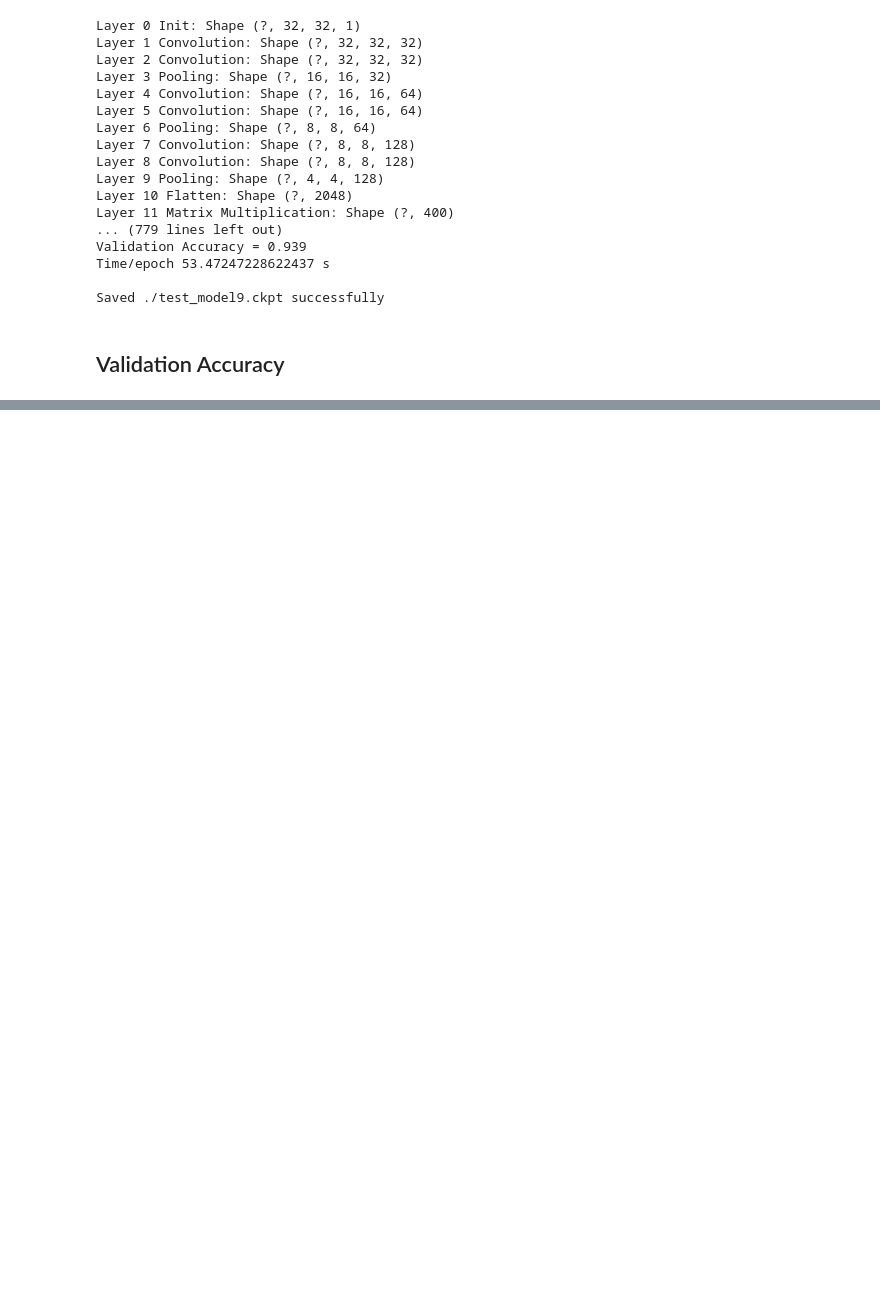
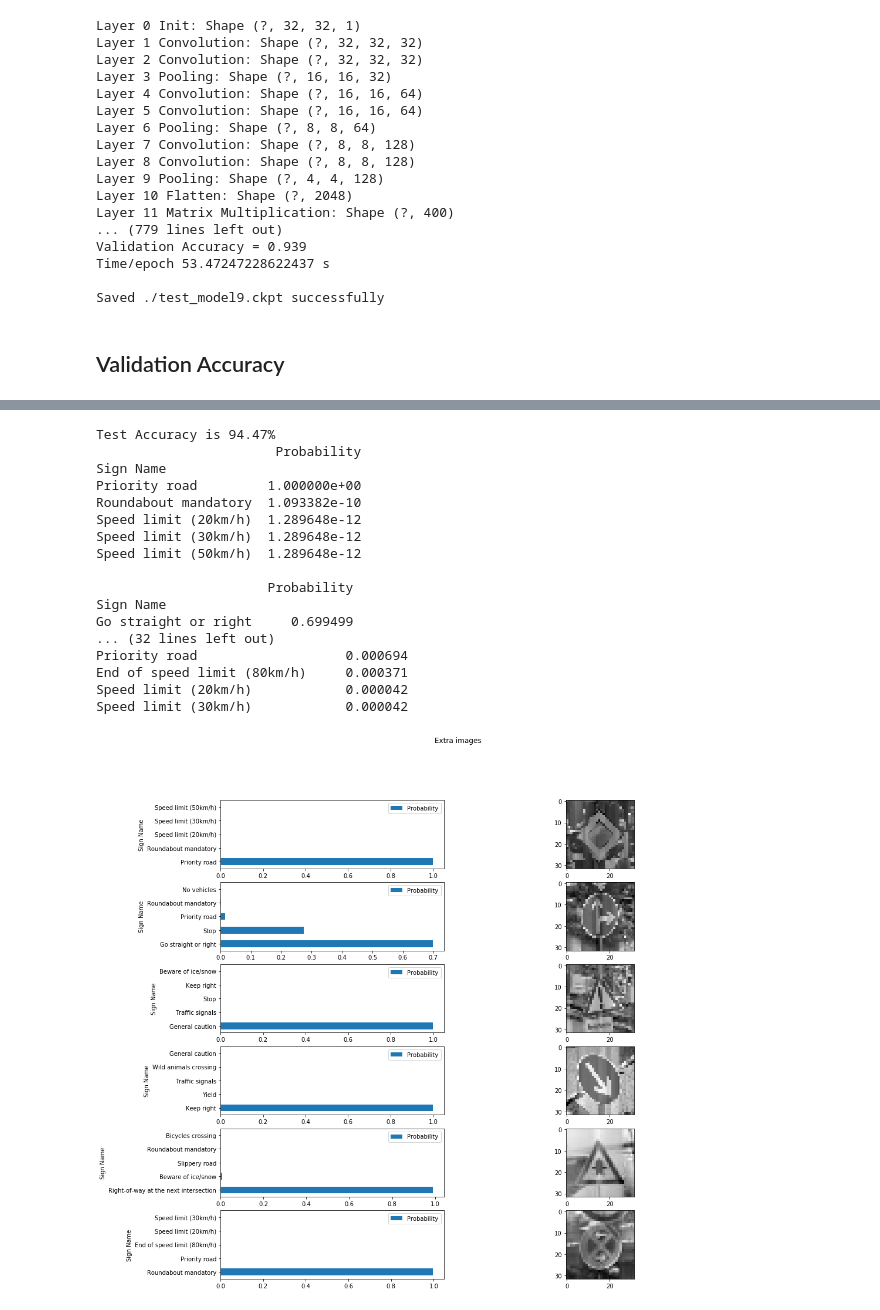
Before and after one commit to sketchc89/TrafficSign-P2, a Jupyter notebook: Traffic_Sign_Classifier_Grayscale.ipynb, the cells around one changed output, grey strips where cells are left out. Drawn from its saved outputs; the diff is of its cells as text; code cells hidden in the pictures; blank space fills up the shorter version.

```diff
--- a/Traffic_Sign_Classifier_Grayscale.ipynb
+++ b/Traffic_Sign_Classifier_Grayscale.ipynb
@@ -654,23 +758,48 @@ plt.show()
 # %%
 a = []
 with tf.Session() as sess:
     saver = tf.train.Saver()
     sess.run(tf.global_variables_initializer())
-    saver.restore(sess, './test_model4.ckpt')
-    test_accuracy = evaluate(X_test, y_test)
+    saver.restore(sess, './test_model6.ckpt')
+    test_accuracy = evaluate(X_test, y_test, sess)
     print('Test Accuracy is {:.2f}%'.format(test_accuracy*100))
     guess = sess.run(pred, feed_dict={x: images, keep_prob: 1.0})
     smax = tf.nn.softmax(guess)
     top_5 = sess.run(tf.nn.top_k(smax, k=5, sorted=True))
+    fig = plt.figure(figsize=(15,15))
+    fig.suptitle('Extra images')
     for i in range(6):
         df5 = pd.DataFrame({'Probability': top_5.values[i],
                             'Sign Name': sign_names['SignName'][top_5.indices[i]]})
         df5 = df5.set_index('Sign Name')
-        print(df5)
-        #df5.plot.barh(figsize=(3,6))
+        print(df5, '\n')
+        ax1 = plt.subplot(6,2,i*2+2)
+        ax2 = plt.subplot(6,2,i*2+1)
+        ax1.imshow(images[i], cmap='gray')
+        df5.plot.barh(ax=ax2)
+    plt.show()
 #     print(pd.DataFrame({'a': top_5.indices, 'b': top_5.values}))
 #     df5 = pd.DataFrame({'SignIndex': top_5.indices,
 #                         'Probabilities': top_5.values})
 #     for i in range(images.shape[0]):
 #         print(guess[i])
 #         print(sign_names['SignName'][guess[i].argsort()[0:5]])
+# %% [output]
+Test Accuracy is 94.47%
+                       Probability
+Sign Name
+Priority road         1.000000e+00
+Roundabout mandatory  1.093382e-10
+Speed limit (20km/h)  1.289648e-12
+Speed limit (30km/h)  1.289648e-12
+Speed limit (50km/h)  1.289648e-12
+
+                      Probability
+Sign Name
+Go straight or right     0.699499
+... (32 lines left out)
+Priority road                   0.000694
+End of speed limit (80km/h)     0.000371
+Speed limit (20km/h)            0.000042
+Speed limit (30km/h)            0.000042
+[figure, added]
```
Also changed, not shown: parts of 25 cells of this notebook, 13 other files.
